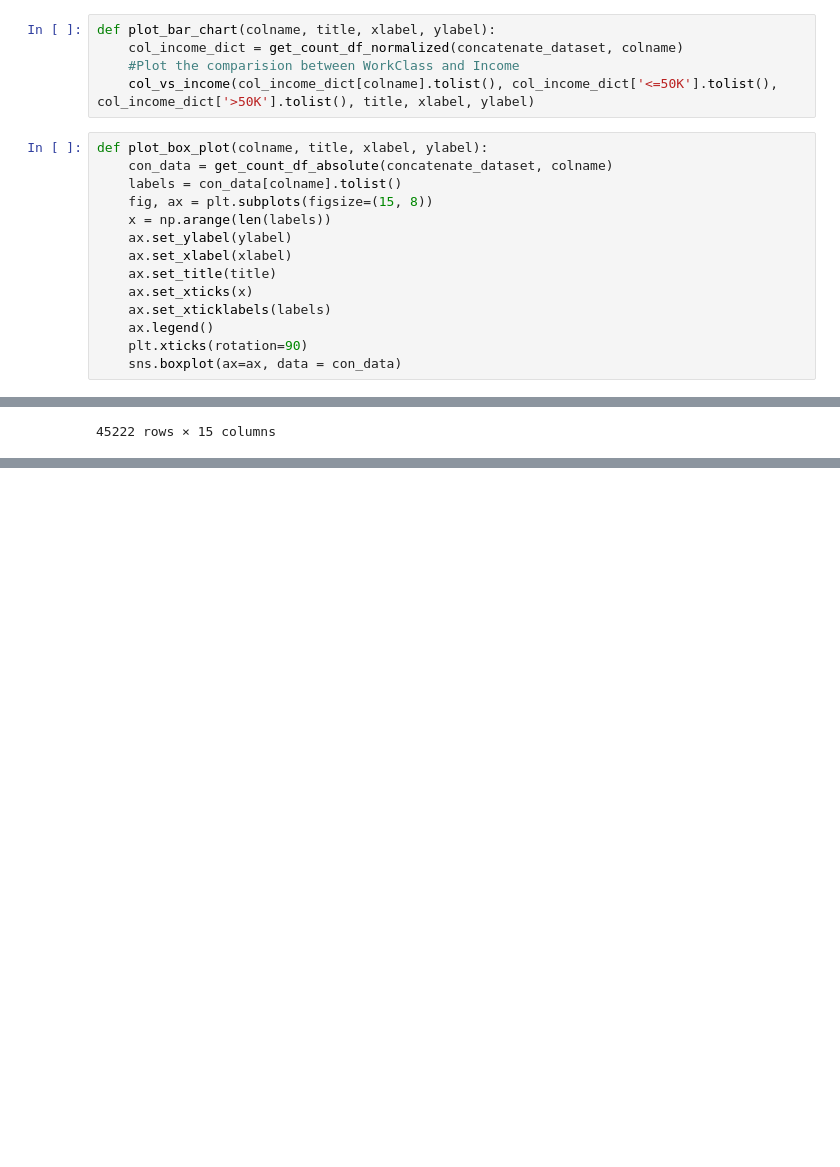
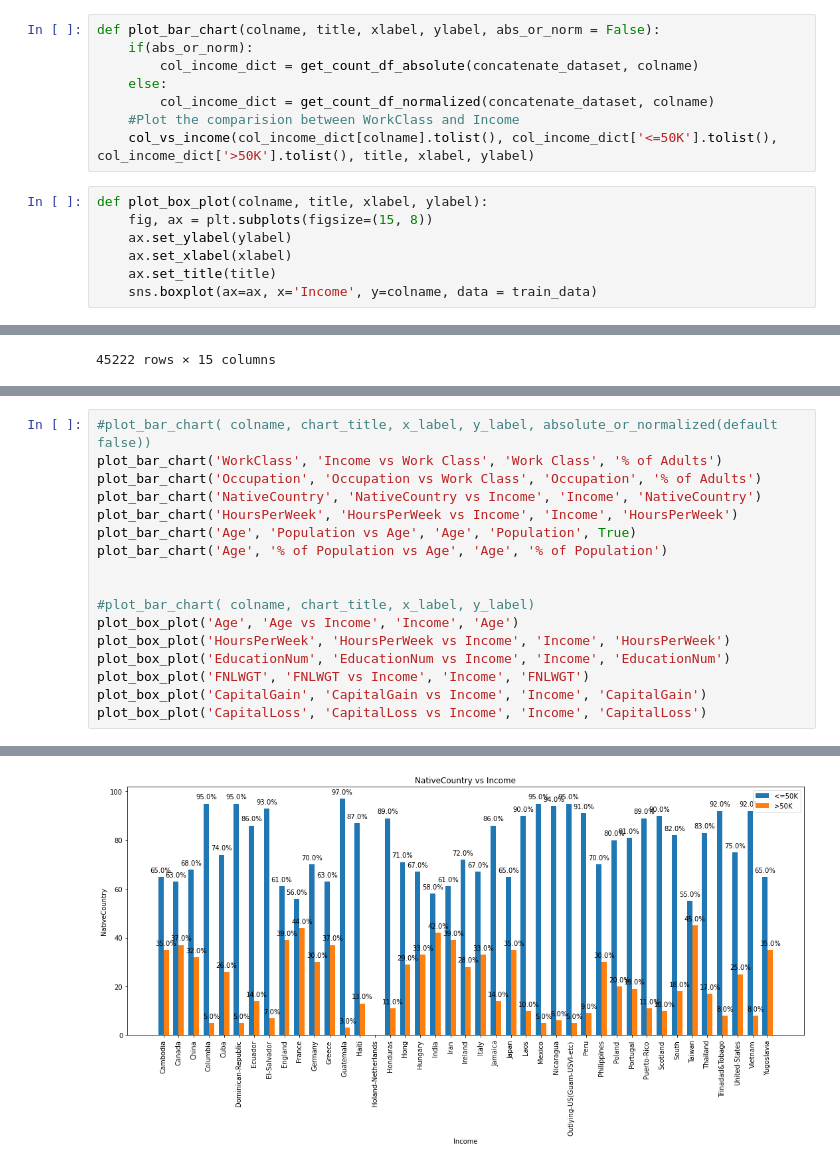
Before and after one commit to Abhik91/CSE578-Data-Visualization, a Jupyter notebook: IncomeAnalysis.ipynb, the cells around one changed output, grey strips where cells are left out. Saved outputs shown, nothing was run; the diff lists cells and outputs as text; blank space fills up the shorter version.

Commit message:
boxplot and barplot functions added

```diff
--- a/IncomeAnalysis.ipynb
+++ b/IncomeAnalysis.ipynb
@@ -97,24 +97,20 @@ def get_count_df_absolute(concatenate_dataset, colname):
 
     return col_income_dict
 # %%
-def plot_bar_chart(colname, title, xlabel, ylabel):
-    col_income_dict = get_count_df_normalized(concatenate_dataset, colname)
+def plot_bar_chart(colname, title, xlabel, ylabel, abs_or_norm = False):
+    if(abs_or_norm):
+        col_income_dict = get_count_df_absolute(concatenate_dataset, colname)
+    else:
+        col_income_dict = get_count_df_normalized(concatenate_dataset, colname)
     #Plot the comparision between WorkClass and Income
     col_vs_income(col_income_dict[colname].tolist(), col_income_dict['<=50K'].tolist(), col_income_dict['>50K'].tolist(), title, xlabel, ylabel)
 # %%
 def plot_box_plot(colname, title, xlabel, ylabel):
-    con_data = get_count_df_absolute(concatenate_dataset, colname)
-    labels = con_data[colname].tolist()
     fig, ax = plt.subplots(figsize=(15, 8))
-    x = np.arange(len(labels))
     ax.set_ylabel(ylabel)
     ax.set_xlabel(xlabel)
     ax.set_title(title)
-    ax.set_xticks(x)
-    ax.set_xticklabels(labels)
-    ax.legend()
-    plt.xticks(rotation=90)
-    sns.boxplot(ax=ax, data = con_data)
+    sns.boxplot(ax=ax, x='Income', y=colname, data = train_data)
 # %%
 train_data = clean_data(train_data)
 test_data = clean_data(test_data)
@@ -150,0 +134,18 @@ No handles with labels found to put in legend.
+# %%
+#plot_bar_chart( colname, chart_title, x_label, y_label, absolute_or_normalized(default false))
+plot_bar_chart('WorkClass', 'Income vs Work Class', 'Work Class', '% of Adults')
+plot_bar_chart('Occupation', 'Occupation vs Work Class', 'Occupation', '% of Adults')
+plot_bar_chart('NativeCountry', 'NativeCountry vs Income', 'Income', 'NativeCountry')
+plot_bar_chart('HoursPerWeek', 'HoursPerWeek vs Income', 'Income', 'HoursPerWeek')
+plot_bar_chart('Age', 'Population vs Age', 'Age', 'Population', True)
+plot_bar_chart('Age', '% of Population vs Age', 'Age', '% of Population')
+
+
+#plot_bar_chart( colname, chart_title, x_label, y_label)
+plot_box_plot('Age', 'Age vs Income', 'Income', 'Age')
+plot_box_plot('HoursPerWeek', 'HoursPerWeek vs Income', 'Income', 'HoursPerWeek')
+plot_box_plot('EducationNum', 'EducationNum vs Income', 'Income', 'EducationNum')
+plot_box_plot('FNLWGT', 'FNLWGT vs Income', 'Income', 'FNLWGT')
+plot_box_plot('CapitalGain', 'CapitalGain vs Income', 'Income', 'CapitalGain')
+plot_box_plot('CapitalLoss', 'CapitalLoss vs Income', 'Income', 'CapitalLoss')
+# %% [output]
@@ -150,0 +154 @@ No handles with labels found to put in legend.
+[figure, added]
```
Also changed, not shown: parts of 2 cells of this notebook.
